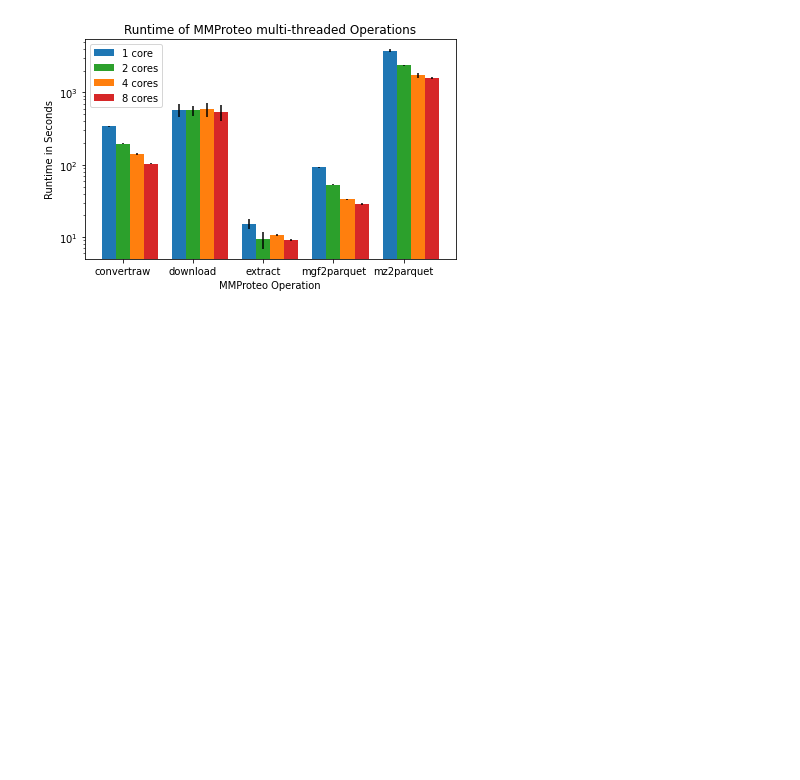
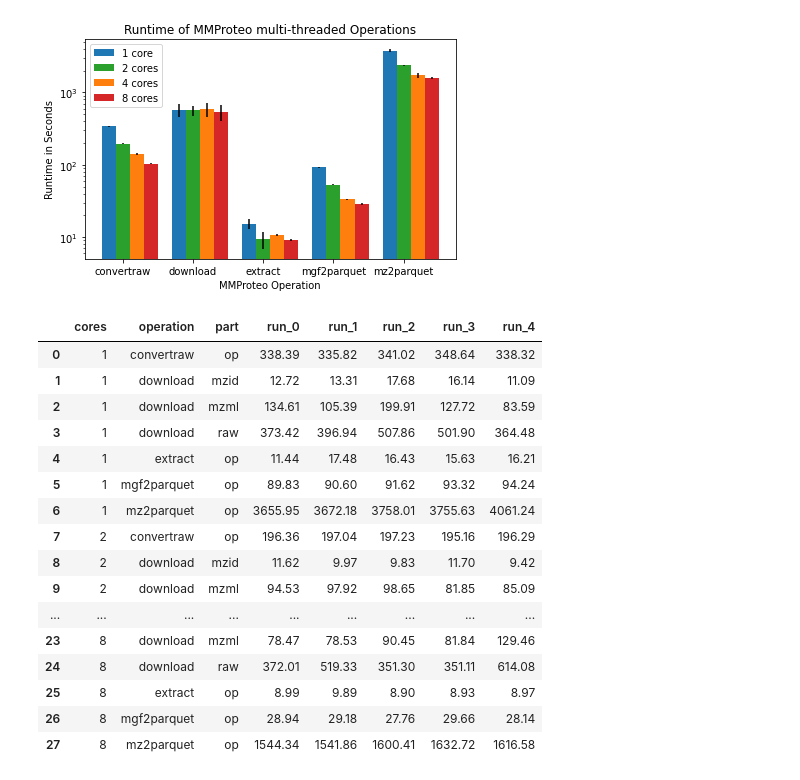
Before and after one commit to Miroka96/mmproteo, a Jupyter notebook: benchmarking/visualization.ipynb, the cells around one changed output. Saved outputs shown, nothing was run; the diff lists cells and outputs as text; code cells hidden in the pictures; blank space fills up the shorter version.

```diff
--- a/benchmarking/visualization.ipynb
+++ b/benchmarking/visualization.ipynb
@@ -132,3 +129,29 @@ plt.savefig('mmproteo_multithreading_benchmark.svg')
 plt.show()
 # %% [output]
 [figure]
+# %%
+latex_df = df\
+.groupby(['cores', 'operation', 'part'])\
+.apply(lambda d: d.set_index(['run']).elapsedRealTime)\
+.reset_index()
+latex_df.columns.name = ''
+latex_df = latex_df.rename(columns={i: f"run_{i}" for i in range(5)})
+latex_df
+# %% [output]
+|  | cores | operation | part | run_0 | run_1 | run_2 | run_3 | run_4 |
+| 0 | 1 | convertraw | op | 338.39 | 335.82 | 341.02 | 348.64 | 338.32 |
+| 1 | 1 | download | mzid | 12.72 | 13.31 | 17.68 | 16.14 | 11.09 |
+| 2 | 1 | download | mzml | 134.61 | 105.39 | 199.91 | 127.72 | 83.59 |
+| 3 | 1 | download | raw | 373.42 | 396.94 | 507.86 | 501.90 | 364.48 |
+| 4 | 1 | extract | op | 11.44 | 17.48 | 16.43 | 15.63 | 16.21 |
+| 5 | 1 | mgf2parquet | op | 89.83 | 90.60 | 91.62 | 93.32 | 94.24 |
+| 6 | 1 | mz2parquet | op | 3655.95 | 3672.18 | 3758.01 | 3755.63 | 4061.24 |
+| 7 | 2 | convertraw | op | 196.36 | 197.04 | 197.23 | 195.16 | 196.29 |
+| 8 | 2 | download | mzid | 11.62 | 9.97 | 9.83 | 11.70 | 9.42 |
+| 9 | 2 | download | mzml | 94.53 | 97.92 | 98.65 | 81.85 | 85.09 |
+| ... | ... | ... | ... | ... | ... | ... | ... | ... |
+| 23 | 8 | download | mzml | 78.47 | 78.53 | 90.45 | 81.84 | 129.46 |
+| 24 | 8 | download | raw | 372.01 | 519.33 | 351.30 | 351.11 | 614.08 |
+| 25 | 8 | extract | op | 8.99 | 9.89 | 8.90 | 8.93 | 8.97 |
+| 26 | 8 | mgf2parquet | op | 28.94 | 29.18 | 27.76 | 29.66 | 28.14 |
+| 27 | 8 | mz2parquet | op | 1544.34 | 1541.86 | 1600.41 | 1632.72 | 1616.58 |
```
Also changed, not shown: parts of 6 cells of this notebook, 1 other file.
